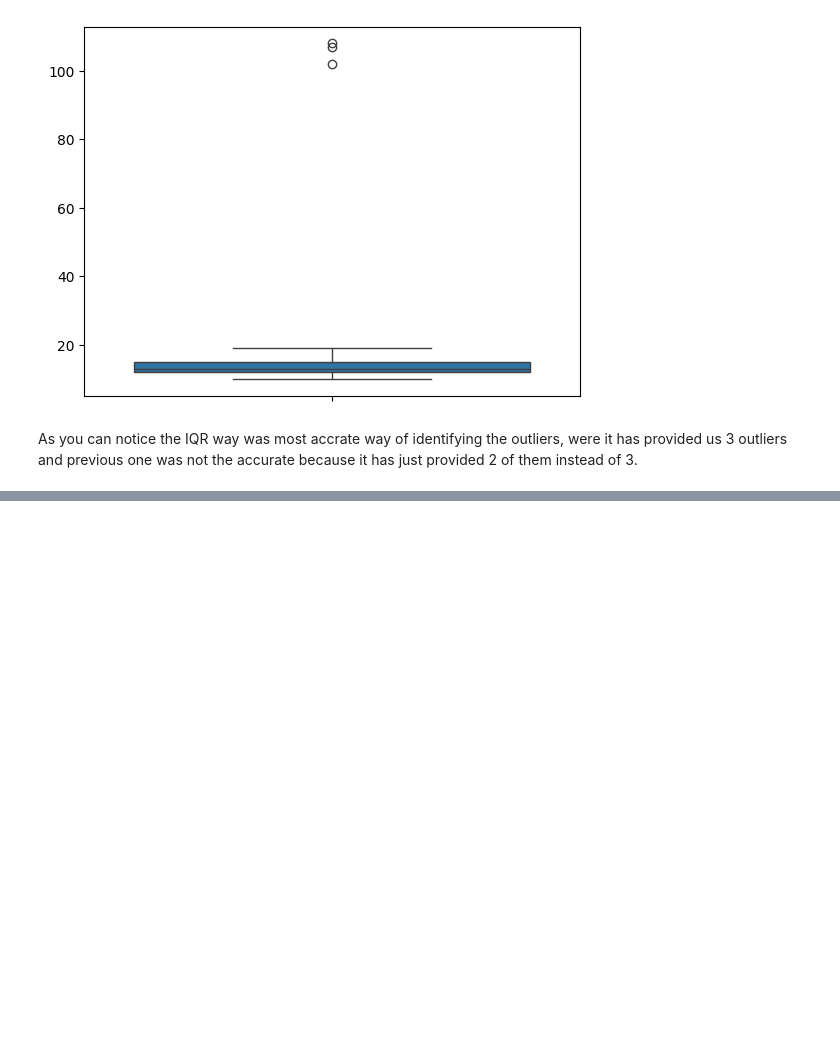
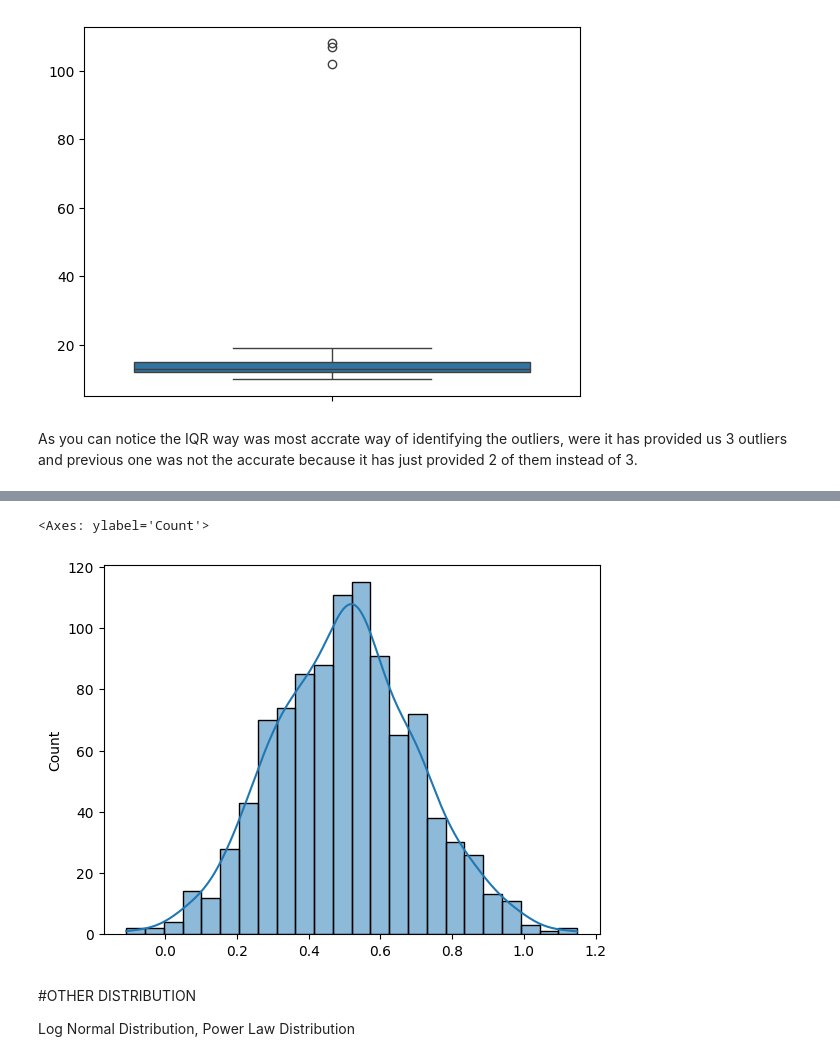
Before and after one commit to MoreJignesh/6-Months-Data-Science-Roadmap-, a Jupyter notebook: Statistics_with_Python.ipynb, the cells around one changed output, grey strips where cells are left out. Cells and saved outputs as stored; diff of their text form; code cells hidden in the pictures; blank space fills up the shorter version.

```diff
--- a/Statistics_with_Python.ipynb
+++ b/Statistics_with_Python.ipynb
@@ -198,0 +202,6 @@ As you can notice the IQR way was most accrate way of identifying the outliers,
+# %%
+# Creating data points for normal distribution
+s = np.random.normal(0.5,0.2,1000)
+
+#checking the data points
+s
@@ -198,0 +226,11 @@ As you can notice the IQR way was most accrate way of identifying the outliers,
+# %%
+#checking on the graph chart
+
+sns.histplot(s,kde=True)
+# %% [output]
+<Axes: ylabel='Count'>
+[figure, added]
+# %% [markdown]
+#OTHER DISTRIBUTION
+
+Log Normal Distribution, Power Law Distribution
```
Also changed, not shown: parts of 15 cells of this notebook.
